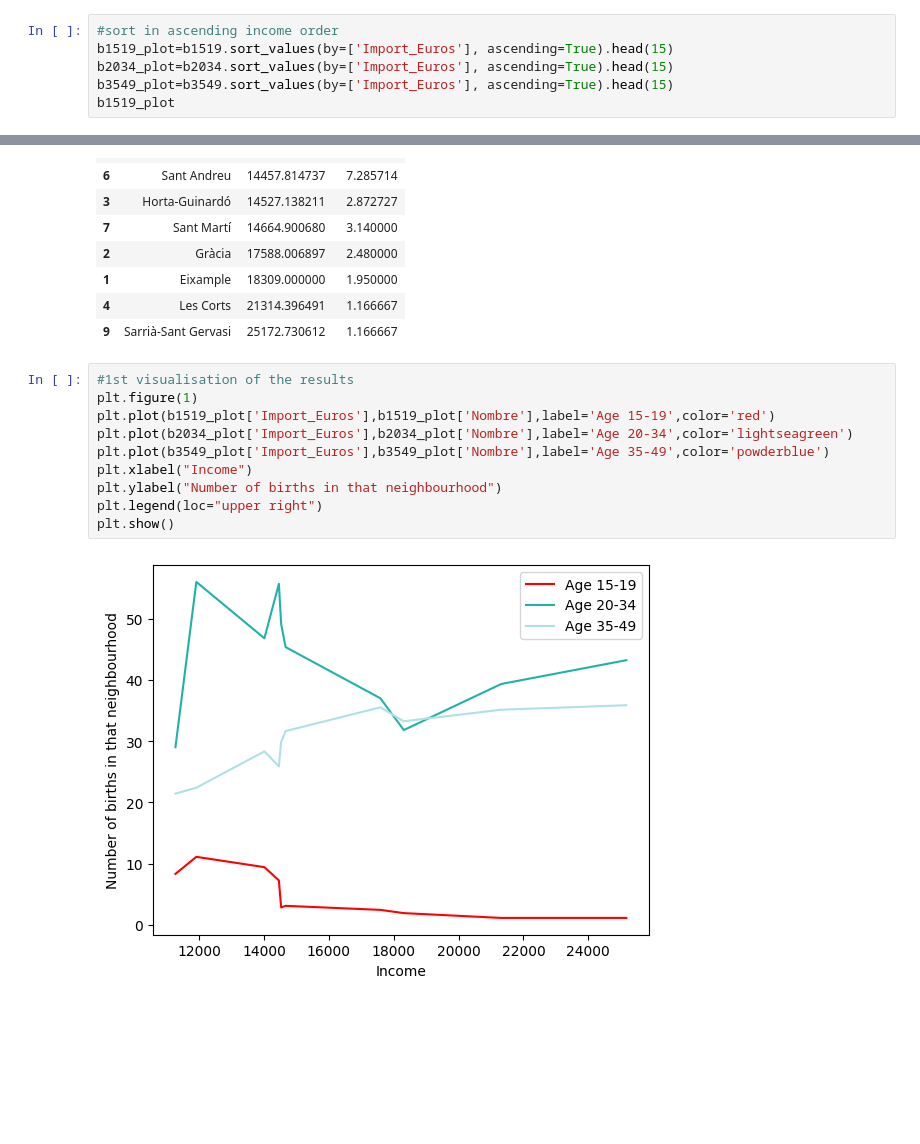
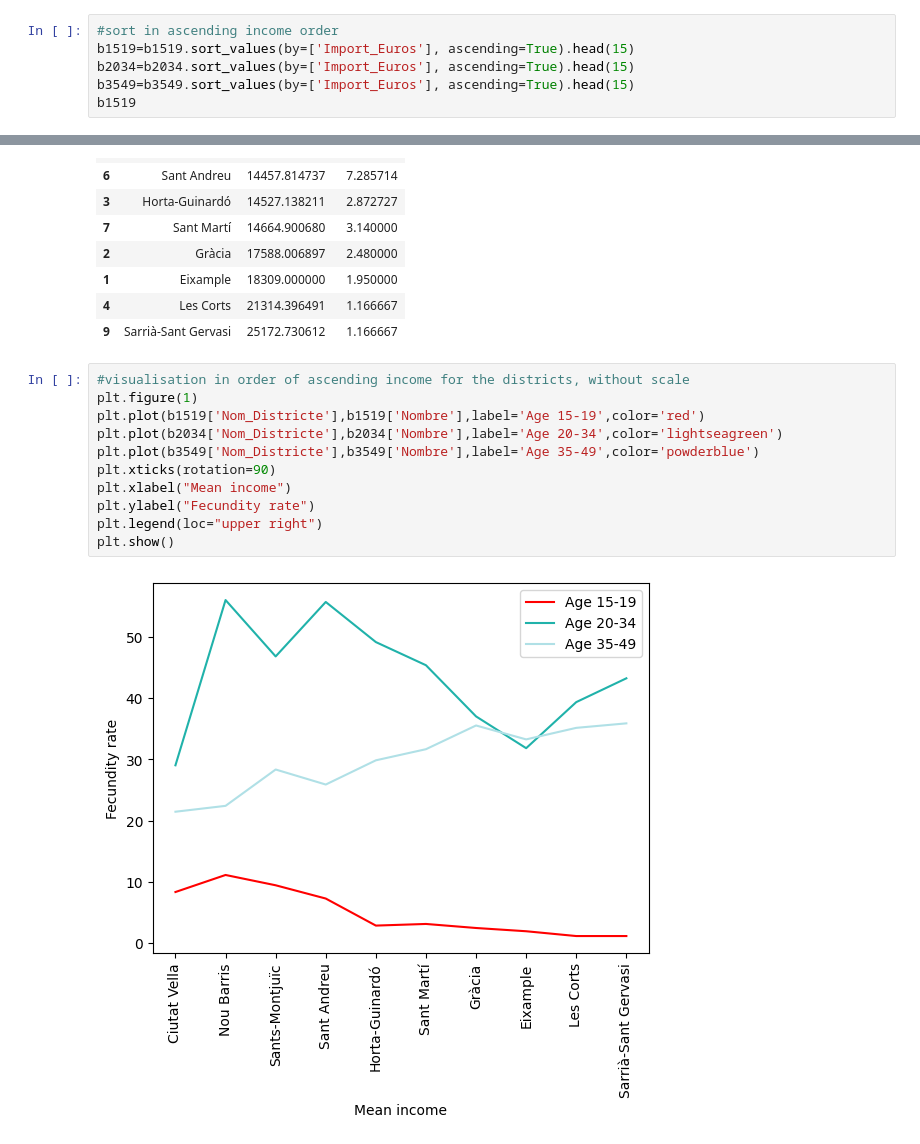
Before and after one commit to JuliaAT/AVDM-project, a Jupyter notebook: DataTreatment(Julia).ipynb, the cells around one changed output, grey strips where cells are left out. Saved outputs shown, nothing was run; the diff lists cells and outputs as text; blank space fills up the shorter version.

```diff
--- a/DataTreatment(Julia).ipynb
+++ b/DataTreatment(Julia).ipynb
@@ -101,10 +101,10 @@ b1519
 | 9 | Sarrià-Sant Gervasi | 25172.730612 | 1.166667 |
 # %%
 #sort in ascending income order
-b1519_plot=b1519.sort_values(by=['Import_Euros'], ascending=True).head(15)
-b2034_plot=b2034.sort_values(by=['Import_Euros'], ascending=True).head(15)
-b3549_plot=b3549.sort_values(by=['Import_Euros'], ascending=True).head(15)
-b1519_plot
+b1519=b1519.sort_values(by=['Import_Euros'], ascending=True).head(15)
+b2034=b2034.sort_values(by=['Import_Euros'], ascending=True).head(15)
+b3549=b3549.sort_values(by=['Import_Euros'], ascending=True).head(15)
+b1519
 # %% [output]
 |  | Nom_Districte | Import_Euros | Nombre |
 | 0 | Ciutat Vella | 11268.029630 | 8.350000 |
@@ -118,15 +118,16 @@ b1519_plot
 | 4 | Les Corts | 21314.396491 | 1.166667 |
 | 9 | Sarrià-Sant Gervasi | 25172.730612 | 1.166667 |
 # %%
-#1st visualisation of the results
+#visualisation in order of ascending income for the districts, without scale
 plt.figure(1)
-plt.plot(b1519_plot['Import_Euros'],b1519_plot['Nombre'],label='Age 15-19',color='red')
-plt.plot(b2034_plot['Import_Euros'],b2034_plot['Nombre'],label='Age 20-34',color='lightseagreen')
-plt.plot(b3549_plot['Import_Euros'],b3549_plot['Nombre'],label='Age 35-49',color='powderblue')
-plt.xlabel("Income")
-plt.ylabel("Number of births in that neighbourhood")
+plt.plot(b1519['Nom_Districte'],b1519['Nombre'],label='Age 15-19',color='red')
+plt.plot(b2034['Nom_Districte'],b2034['Nombre'],label='Age 20-34',color='lightseagreen')
+plt.plot(b3549['Nom_Districte'],b3549['Nombre'],label='Age 35-49',color='powderblue')
+plt.xticks(rotation=90)
+plt.xlabel("Mean income")
+plt.ylabel("Fecundity rate")
 plt.legend(loc="upper right")
 plt.show()
 # %% [output]
-[figure, old version]
+[figure, new version]
 # %%
```
Also changed, not shown: parts of 3 cells of this notebook.
